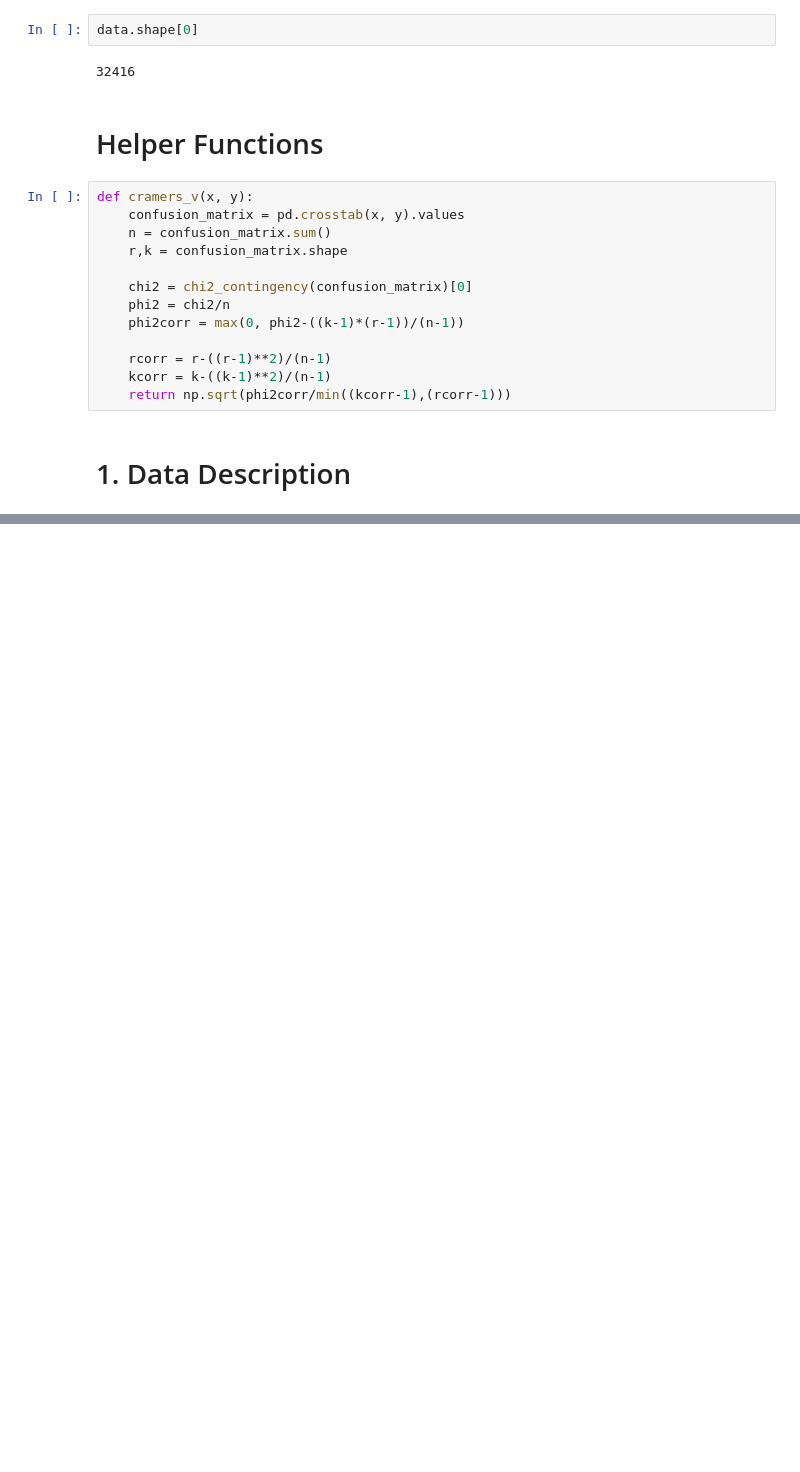
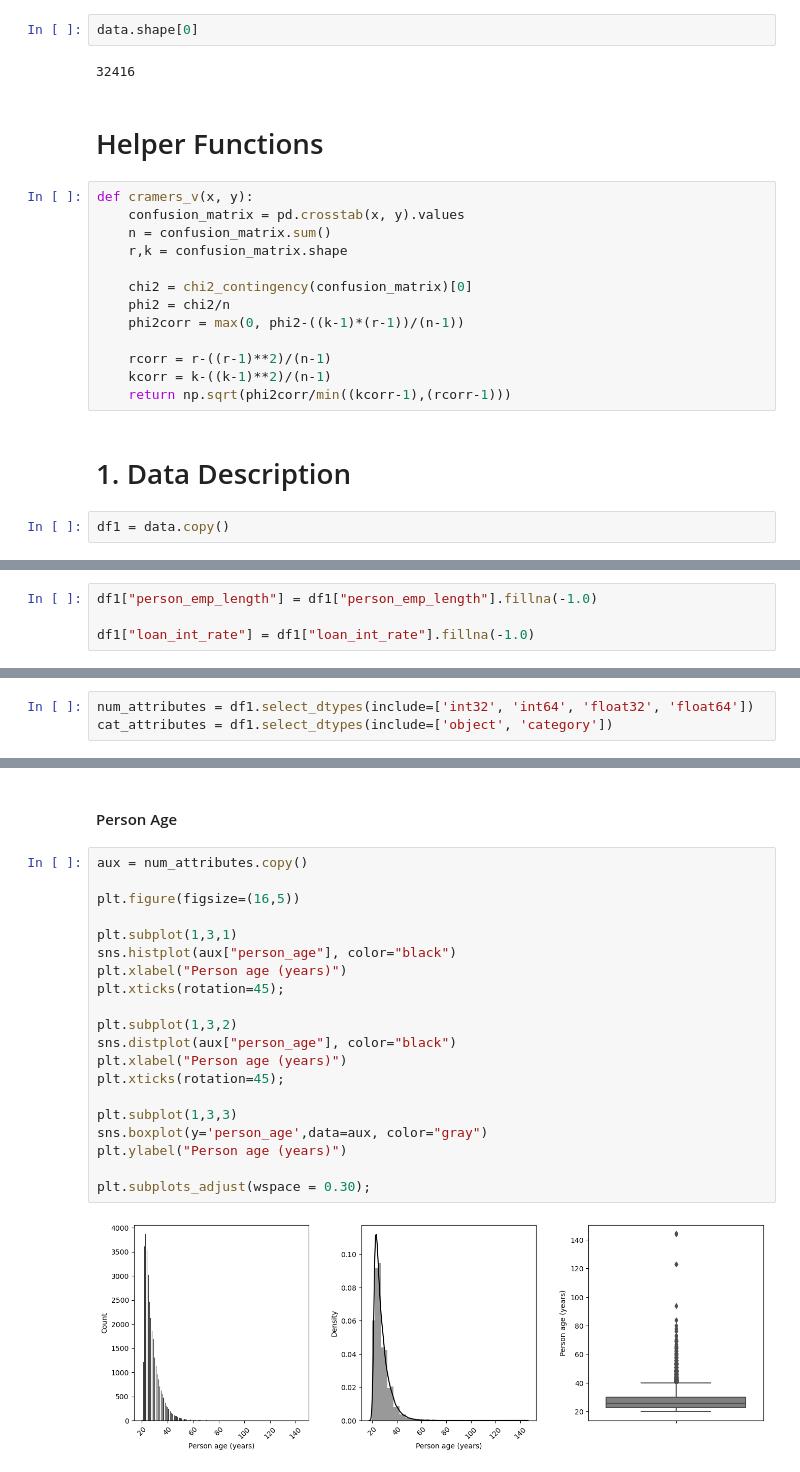
Before and after one commit to lucasquemelli/credit_risk_assessment, a Jupyter notebook: credit_risk_assessment.ipynb, the cells around one changed output, grey strips where cells are left out. Cells and saved outputs as stored; diff of their text form; blank space fills up the shorter version.

```diff
--- a/credit_risk_assessment.ipynb
+++ b/credit_risk_assessment.ipynb
@@ -120,6 +120,8 @@ def cramers_v(x, y):
     return np.sqrt(phi2corr/min((kcorr-1),(rcorr-1)))
 # %% [markdown]
 # 1. Data Description
+# %%
+df1 = data.copy()
 # %% [markdown]
 - person_age: Age of the individual applying for the loan.
 
@@ -165,0 +224,4 @@ def cramers_v(x, y):
+# %%
+df1["person_emp_length"] = df1["person_emp_length"].fillna(-1.0)
+
+df1["loan_int_rate"] = df1["loan_int_rate"].fillna(-1.0)
@@ -165,0 +246,3 @@ def cramers_v(x, y):
+# %%
+num_attributes = df1.select_dtypes(include=['int32', 'int64', 'float32', 'float64'])
+cat_attributes = df1.select_dtypes(include=['object', 'category'])
@@ -165,0 +284,24 @@ def cramers_v(x, y):
+# %% [markdown]
+#### Person Age
+# %%
+aux = num_attributes.copy()
+
+plt.figure(figsize=(16,5))
+
+plt.subplot(1,3,1)
+sns.histplot(aux["person_age"], color="black")
+plt.xlabel("Person age (years)")
+plt.xticks(rotation=45);
+
+plt.subplot(1,3,2)
+sns.distplot(aux["person_age"], color="black")
+plt.xlabel("Person age (years)")
+plt.xticks(rotation=45);
+
+plt.subplot(1,3,3)
+sns.boxplot(y='person_age',data=aux, color="gray")
+plt.ylabel("Person age (years)")
+
+plt.subplots_adjust(wspace = 0.30);
+# %% [output]
+[figure, added]
```
Also changed, not shown: parts of 18 cells of this notebook.
